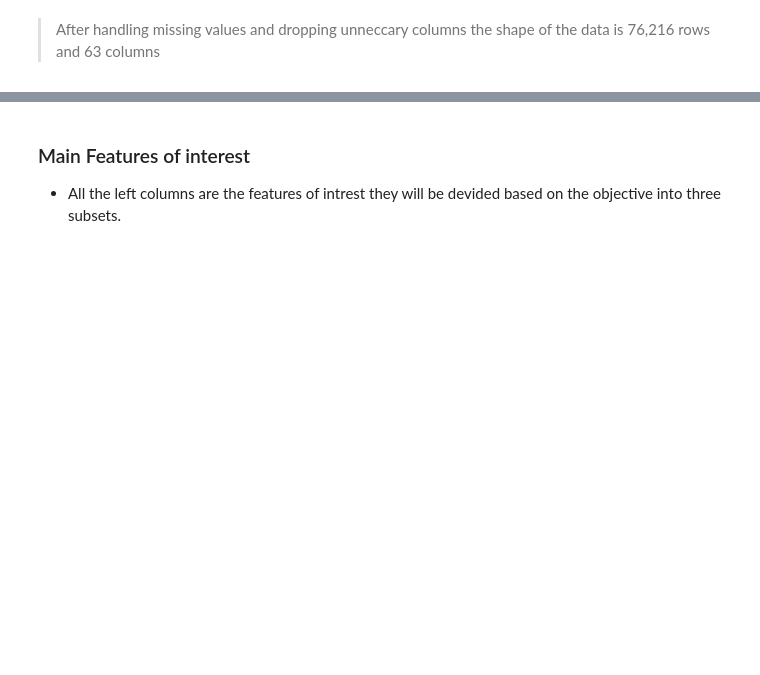
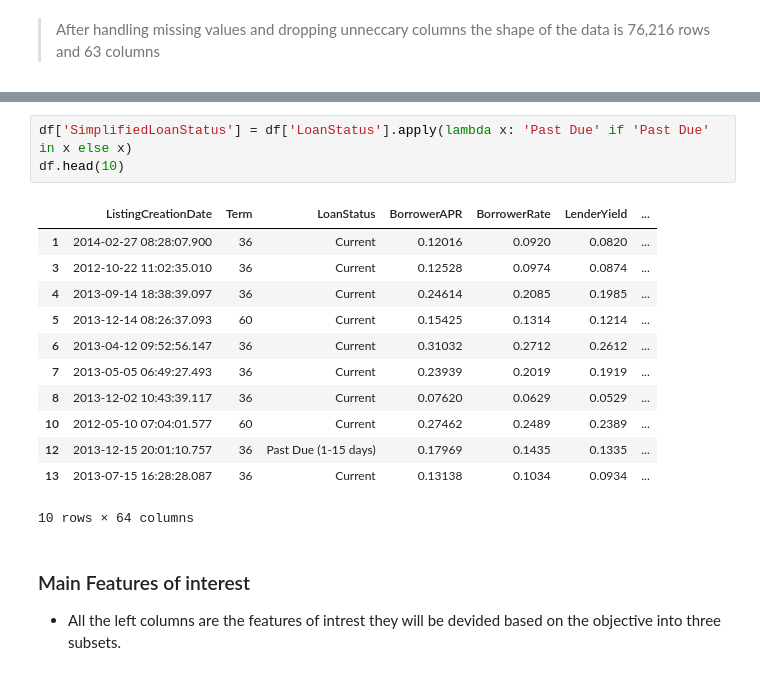
Before and after one commit to sondosaabed/Prosper-Loan-Analysis, a Jupyter notebook: Part_I_exploration.ipynb, the cells around one changed output, grey strips where cells are left out. Saved outputs shown, nothing was run; the diff lists cells and outputs as text; blank space fills up the shorter version.

```diff
--- a/Part_I_exploration.ipynb
+++ b/Part_I_exploration.ipynb
@@ -399,3 +408,19 @@ df.shape
+# %%
+df['SimplifiedLoanStatus'] = df['LoanStatus'].apply(lambda x: 'Past Due' if 'Past Due' in x else x)
+df.head(10)
+# %% [output]
+|  | ListingCreationDate | Term | LoanStatus | BorrowerAPR | BorrowerRate | LenderYield | ... |
+| 1 | 2014-02-27 08:28:07.900 | 36 | Current | 0.12016 | 0.0920 | 0.0820 | ... |
+| 3 | 2012-10-22 11:02:35.010 | 36 | Current | 0.12528 | 0.0974 | 0.0874 | ... |
+| 4 | 2013-09-14 18:38:39.097 | 36 | Current | 0.24614 | 0.2085 | 0.1985 | ... |
+| 5 | 2013-12-14 08:26:37.093 | 60 | Current | 0.15425 | 0.1314 | 0.1214 | ... |
+| 6 | 2013-04-12 09:52:56.147 | 36 | Current | 0.31032 | 0.2712 | 0.2612 | ... |
+| 7 | 2013-05-05 06:49:27.493 | 36 | Current | 0.23939 | 0.2019 | 0.1919 | ... |
+| 8 | 2013-12-02 10:43:39.117 | 36 | Current | 0.07620 | 0.0629 | 0.0529 | ... |
+| 10 | 2012-05-10 07:04:01.577 | 60 | Current | 0.27462 | 0.2489 | 0.2389 | ... |
+| 12 | 2013-12-15 20:01:10.757 | 36 | Past Due (1-15 days) | 0.17969 | 0.1435 | 0.1335 | ... |
+| 13 | 2013-07-15 16:28:28.087 | 36 | Current | 0.13138 | 0.1034 | 0.0934 | ... |
+10 rows × 64 columns
 # %% [markdown]
 ### Main Features of interest
 - All the left columns are the features of intrest they will be devided based on the objective into three subsets.
```
Also changed, not shown: parts of 23 cells of this notebook.
